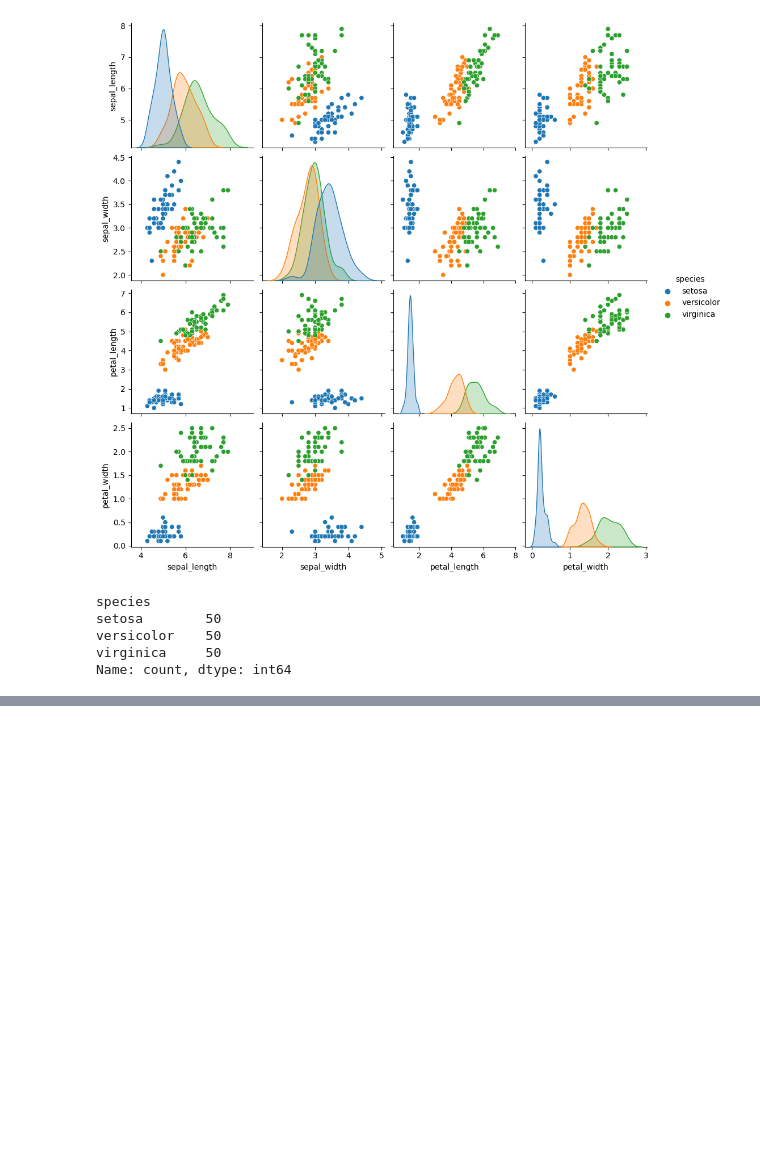
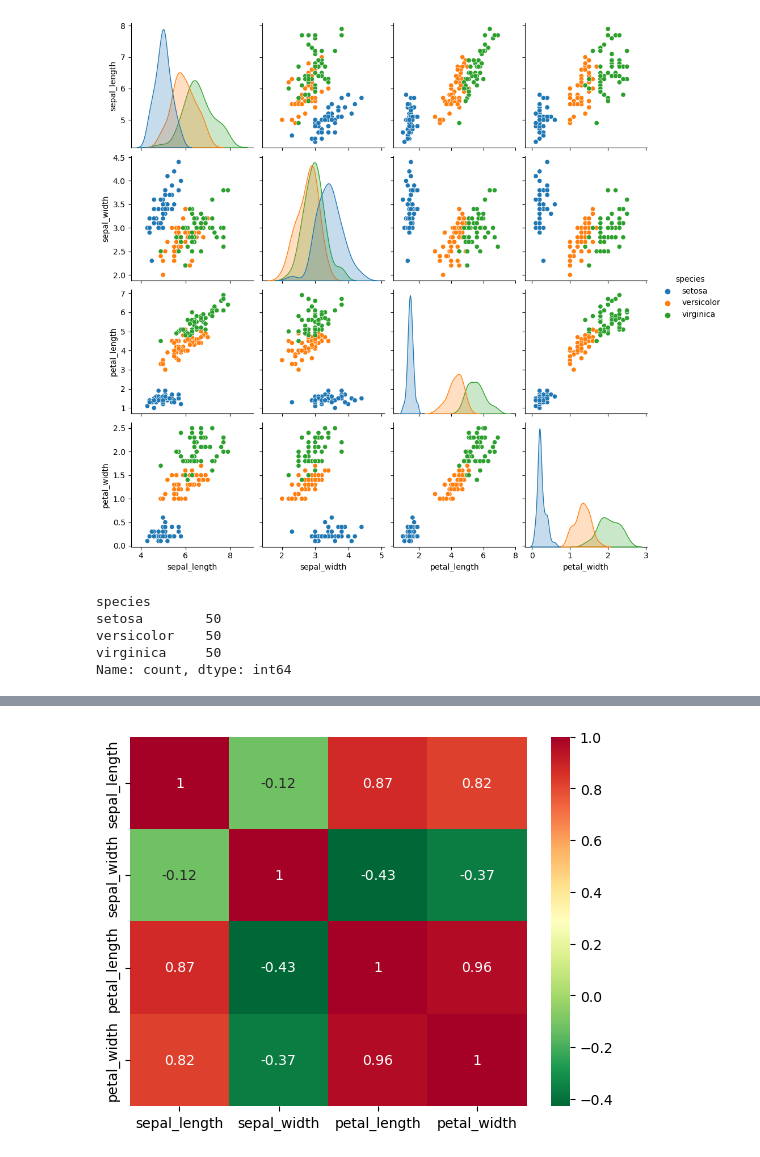
Before and after one commit to YuliiaRysinska/pands_project, a Jupyter notebook: analysis.ipynb, the cells around one changed output, grey strips where cells are left out. Drawn from its saved outputs; the diff is of its cells as text; code cells hidden in the pictures; blank space fills up the shorter version.

```diff
--- a/analysis.ipynb
+++ b/analysis.ipynb
@@ -46,0 +90,6 @@ Name: count, dtype: int64
+# %%
+# Visualising correlations with a heatmap.
+sns.heatmap(iris[['sepal_length', 'sepal_width', 'petal_length', 'petal_width']].corr(), annot = True, cmap = 'RdYlGn_r')
+plt.savefig("corr_heatmap.png")
+# %% [output]
+[figure, added]
```
Also changed, not shown: parts of 8 cells of this notebook, 6 other files.
